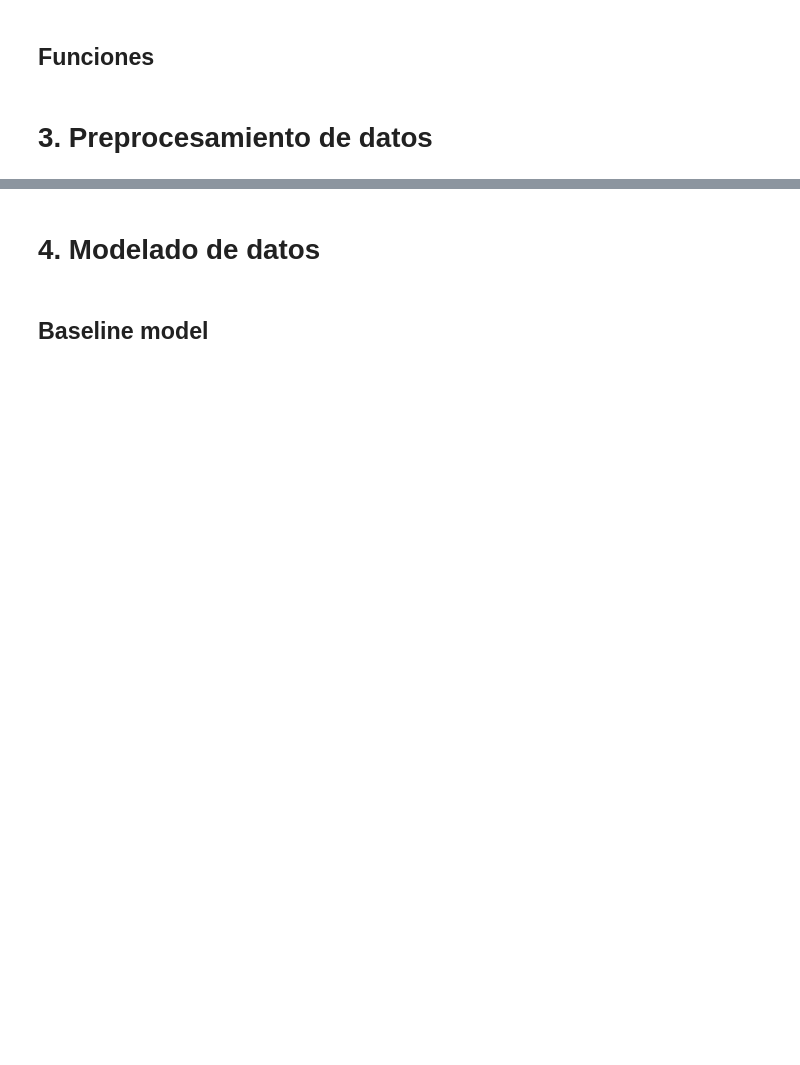
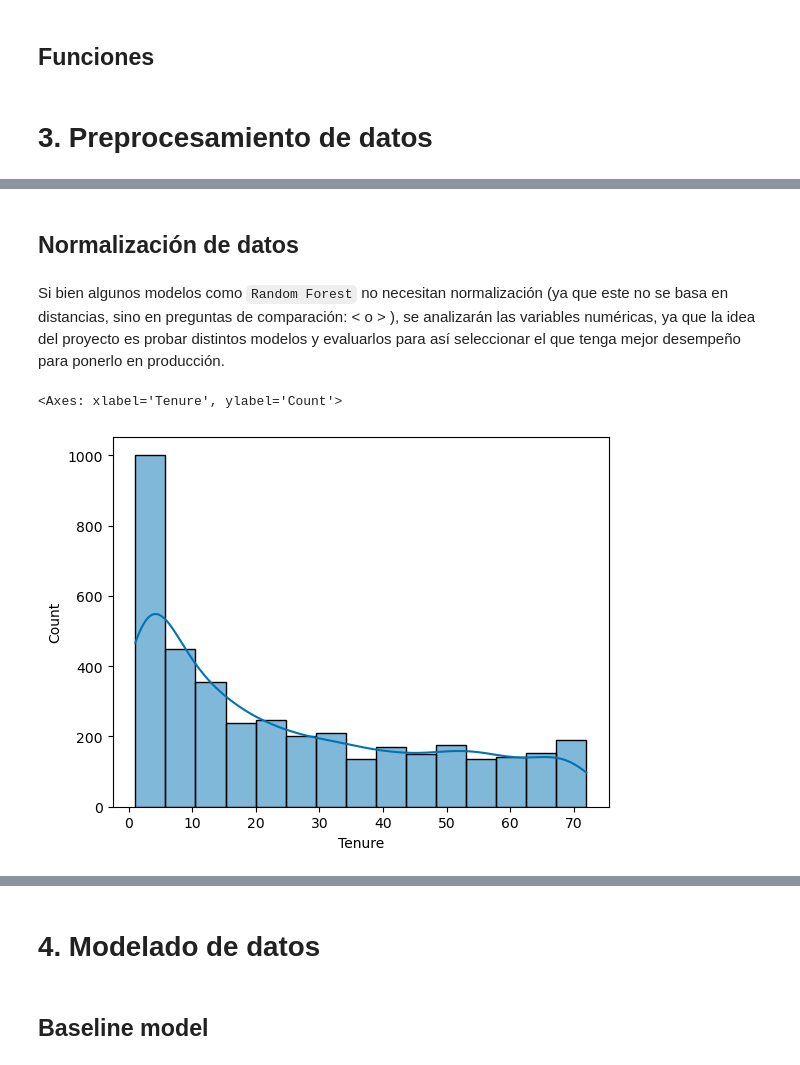
Before and after one commit to ignaciomajo/proyecto_TelecomX_ML, a Jupyter notebook: proyecto_telecomX_parte_2.ipynb, the cells around one changed output, grey strips where cells are left out. Saved outputs shown, nothing was run; the diff lists cells and outputs as text; code cells hidden in the pictures; blank space fills up the shorter version.

Commit message:
UPDATE proyecto_telecomX_parte_2.ipynb | preprocessing, baseline model, RandomForest1

```diff
--- a/proyecto_telecomX_parte_2.ipynb
+++ b/proyecto_telecomX_parte_2.ipynb
@@ -72,0 +279,3 @@ C:\Users\Ignacio\JupyterScripts\ONE\challenge_telecomX_parte_2\Reports
+# %%
+columnas = df.columns
+columnas, len(columnas)
@@ -72,0 +295,4 @@ C:\Users\Ignacio\JupyterScripts\ONE\challenge_telecomX_parte_2\Reports
+# %%
+undersampler = NearMiss(version=3)
+
+X_balanced, y_balanced = undersampler.fit_resample(X,y)
@@ -72,0 +303,5 @@ C:\Users\Ignacio\JupyterScripts\ONE\challenge_telecomX_parte_2\Reports
+# %%
+df1 = pd.DataFrame(X_balanced, columns=columnas[:-1])
+df2 = pd.DataFrame(y_balanced, columns=[columnas[-1]])
+df = pd.concat([df1, df2], axis=1)
+df
@@ -72,0 +322,18 @@ C:\Users\Ignacio\JupyterScripts\ONE\challenge_telecomX_parte_2\Reports
+# %% [markdown]
+## Normalización de datos
+# %% [markdown]
+Si bien algunos modelos como `Random Forest` no necesitan normalización (ya que este no se basa en distancias, sino en preguntas de comparación: < o > ), se analizarán las variables numéricas, ya que la idea del proyecto es probar distintos modelos y evaluarlos para así seleccionar el que tenga mejor desempeño para ponerlo en producción.
+# %%
+def bin_width(df, columna):
+    n = df.shape[0]
+    iqr = df[columna].quantile(0.75) - df[columna].quantile(0.25)
+
+    bin_width = 2 * (iqr / np.cbrt(n))
+    return bin_width
+# %%
+BIN_WIDTH = bin_width(df, 'Tenure')
+
+sns.histplot(df['Tenure'], binwidth=BIN_WIDTH, kde=True)
+# %% [output]
+<Axes: xlabel='Tenure', ylabel='Count'>
+[figure, added]
```
Also changed, not shown: parts of 76 cells of this notebook, 2 other files.
